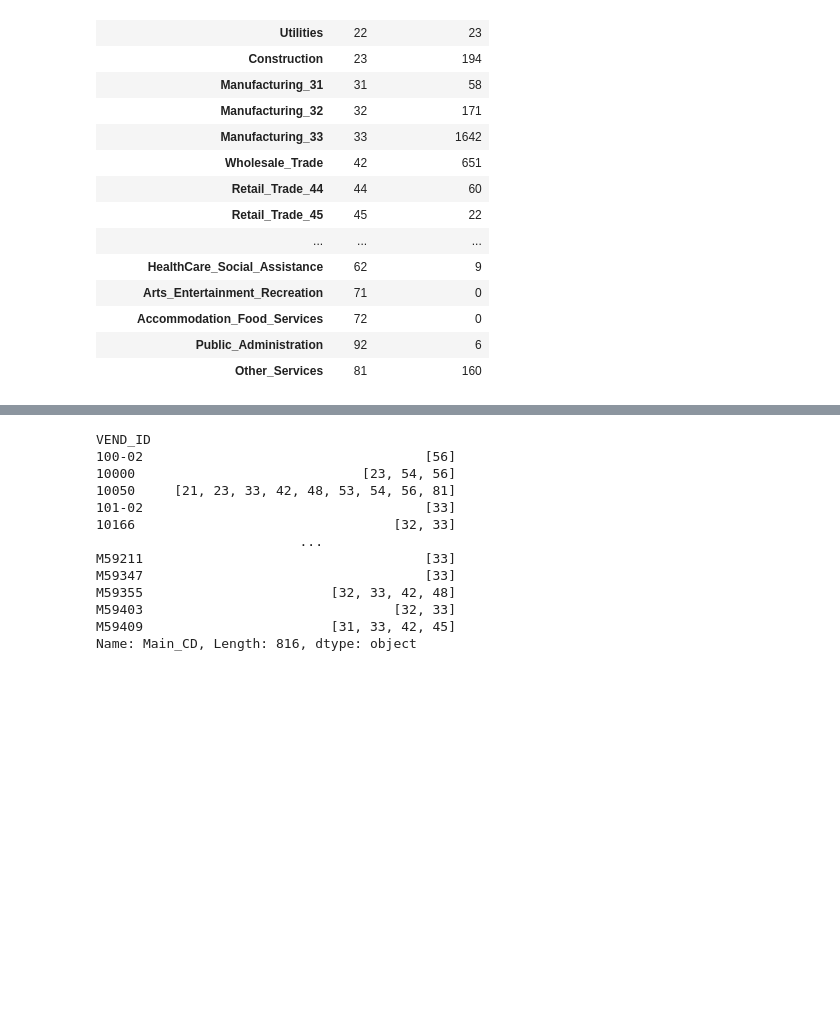
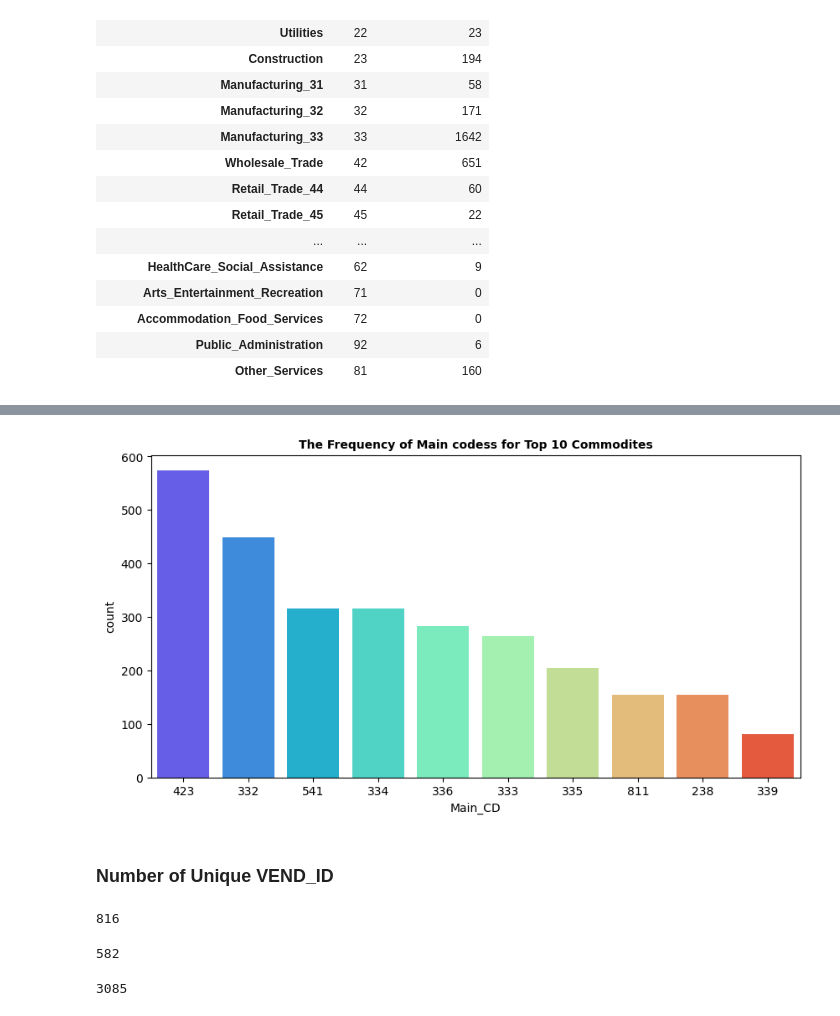
Before and after one commit to maryamsal/CACHE, a Jupyter notebook: NAICS_Decoding.ipynb, the cells around one changed output, grey strips where cells are left out. Cells and saved outputs as stored; diff of their text form; code cells hidden in the pictures; blank space fills up the shorter version.

```diff
--- a/NAICS_Decoding.ipynb
+++ b/NAICS_Decoding.ipynb
@@ -297,16 +281,23 @@ g = NAICS.groupby('VEND_ID')['Main_CD'].apply(lambda x: list(np.unique(x)))
-# %%
-g
-# %% [output]
-VEND_ID
-100-02                                    [56]
-10000                             [23, 54, 56]
-10050     [21, 23, 33, 42, 48, 53, 54, 56, 81]
-101-02                                    [33]
-10166                                 [32, 33]
-                          ...
-M59211                                    [33]
-M59347                                    [33]
-M59355                        [32, 33, 42, 48]
-M59403                                [32, 33]
-M59409                        [31, 33, 42, 45]
-Name: Main_CD, Length: 816, dtype: object
+# %%
+fig = plt.figure(figsize =(10, 5))
+
+sns.countplot(x='Main_CD', data= NAICS, palette='rainbow', order=NAICS.Main_CD.value_counts().iloc[:10].index)
+
+plt.title("The Frequency of Main codess for Top 10 Commodites",fontweight ='bold',fontsize=10)
+plt.show()
+# %% [output]
+[figure, added]
+# %% [markdown]
+### Number of Unique VEND_ID
+# %%
+NAICS['VEND_ID'].nunique()
+# %% [output]
+816
+# %%
+len(NAICS[NAICS['PRIME_NAIC']=='Y'])
+# %% [output]
+582
+# %%
+len(NAICS[NAICS['PRIME_NAIC']=='N'])
+# %% [output]
+3085
```
Also changed, not shown: parts of 77 cells of this notebook.
